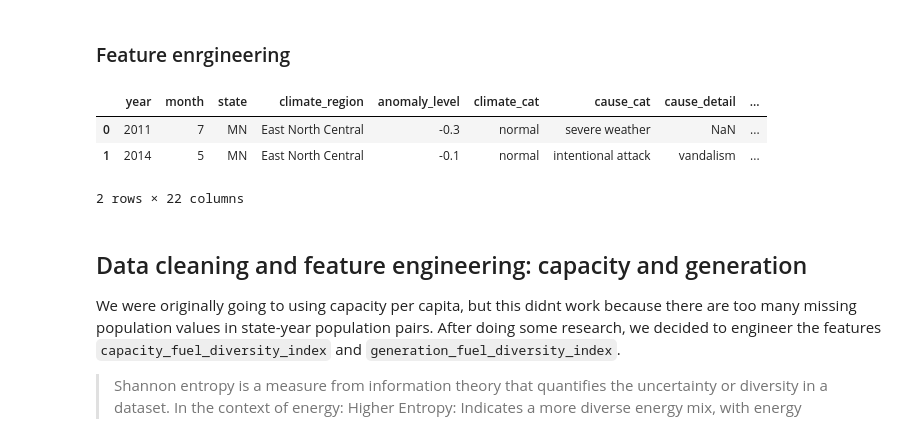
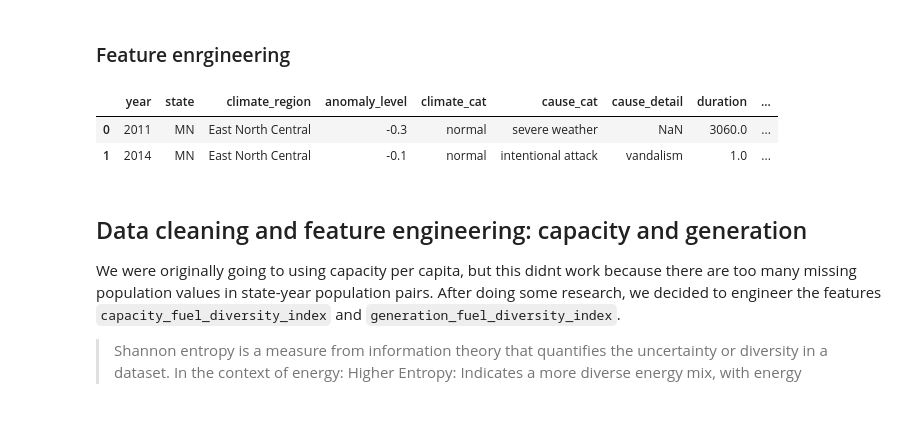
Before and after one commit to rcwoshimao/infrastructure-resilience-analysis, a Jupyter notebook: notebooks/step_1_to_4_cleaned.ipynb, the cells around one changed output. Drawn from its saved outputs; the diff is of its cells as text; code cells hidden in the pictures.

```diff
--- a/notebooks/step_1_to_4_cleaned.ipynb
+++ b/notebooks/step_1_to_4_cleaned.ipynb
@@ -258,28 +270,23 @@ raw_dropped.head(2)
 # %%
 # Make duration numeric, standardize cause_detail text
 raw_dropped['duration'] = pd.to_numeric(raw_dropped['duration'], errors='coerce')
 raw_dropped['cause_detail'] = raw_dropped['cause_detail'].dropna().astype(str).str.lower().str.strip().str.replace(r'[^\w\s]', '', regex=True).str.replace(r'\s+', ' ', regex=True)
 
 
 """
 New columns for:
-Total outages that month in that state
-Average outage duration that month in that state
+Total outages that year in that state
+Average outage duration that year in that state
 """
-outages_count = (raw_dropped.groupby(['year', 'month', 'state']).size().reset_index(name='monthly_outage_count_bystate'))
-avg_duration = (raw_dropped.groupby(['year', 'month', 'state'])['duration'].mean().reset_index(name='monthy_avg_duration_bystate'))
-by_month_year = pd.merge(outages_count, avg_duration, on = ['year', 'month', 'state'], how = 'outer')
-outage = pd.merge(raw_dropped, by_month_year, on = ['year', 'month', 'state'], how = 'left')
-
-# Create new column for each year each month
-outage['year_month'] = outage['year'].astype(str) + '_' + outage['month'].astype(str)
-
+outages_count = (raw_dropped.groupby(['year', 'state']).size().reset_index(name='yearly_outage_count_bystate'))
+avg_duration = (raw_dropped.groupby(['year', 'state'])['duration'].mean().reset_index(name='yearly_avg_duration_bystate'))
+by_year = pd.merge(outages_count, avg_duration, on = ['year', 'state'], how = 'outer')
+outage = pd.merge(raw_dropped, by_year, on = ['year', 'state'], how = 'left')
 outage.head(2)
 # %% [output]
-|  | year | month | state | climate_region | anomaly_level | climate_cat | cause_cat | cause_detail | ... |
-| 0 | 2011 | 7 | MN | East North Central | -0.3 | normal | severe weather | NaN | ... |
-| 1 | 2014 | 5 | MN | East North Central | -0.1 | normal | intentional attack | vandalism | ... |
+|  | year | state | climate_region | anomaly_level | climate_cat | cause_cat | cause_detail | duration | ... |
+| 0 | 2011 | MN | East North Central | -0.3 | normal | severe weather | NaN | 3060.0 | ... |
+| 1 | 2014 | MN | East North Central | -0.1 | normal | intentional attack | vandalism | 1.0 | ... |
-2 rows × 22 columns
 # %% [markdown]
 ## Data cleaning and feature engineering: capacity and generation
 We were originally going to using capacity per capita, but this didnt work because there are too many missing population values in state-year population pairs. After doing some research, we decided to engineer the features `capacity_fuel_diversity_index` and `generation_fuel_diversity_index`.
```
Also changed, not shown: parts of 21 cells of this notebook.
